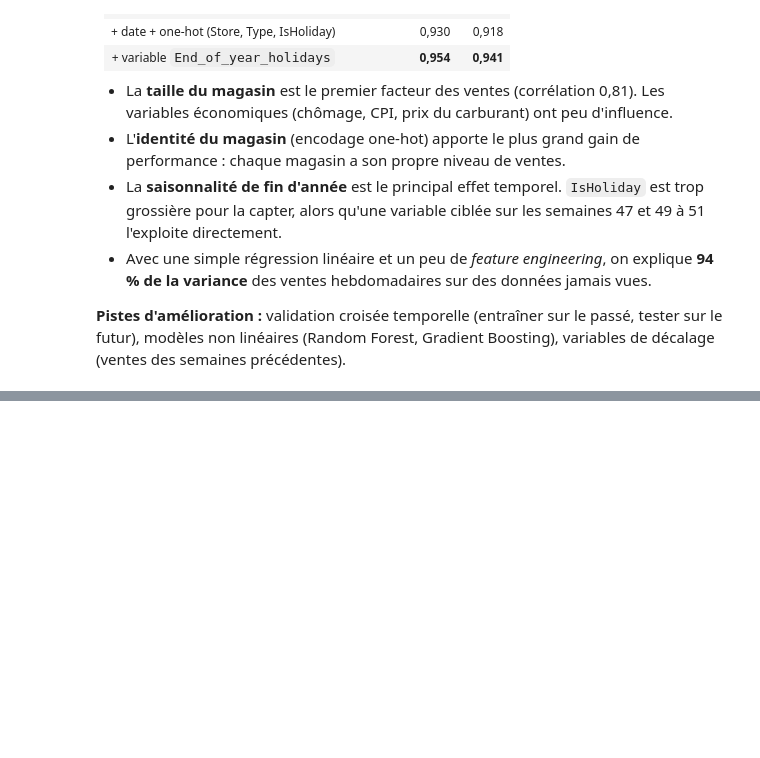
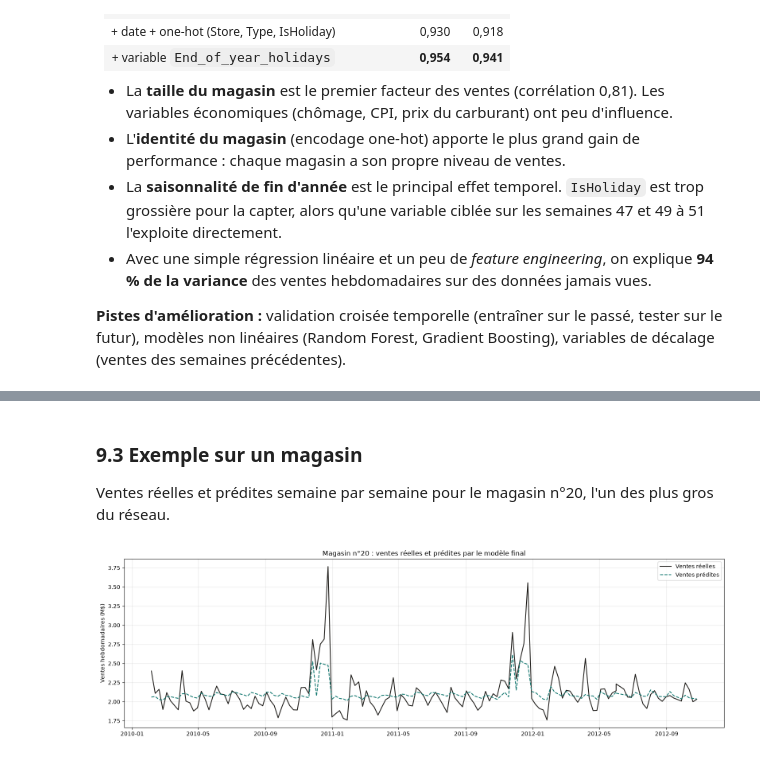
Before and after one commit to AbibatouWANDAOGO/walmart-sales-forecasting, a Jupyter notebook: walmart_sales_forecasting.ipynb, the cells around one changed output, grey strips where cells are left out. Saved outputs shown, nothing was run; the diff lists cells and outputs as text; code cells hidden in the pictures; blank space fills up the shorter version.

```diff
--- a/walmart_sales_forecasting.ipynb
+++ b/walmart_sales_forecasting.ipynb
@@ -664,0 +726,24 @@ Coefficient de End_of_year_holidays : 460787.0
+# %% [markdown]
+### 9.3 Exemple sur un magasin
+
+Ventes réelles et prédites semaine par semaine pour le magasin n°20, l'un des plus gros du réseau.
+# %%
+store = 20
+mask = data[f'Store_{store}'] == 1
+suivi = pd.DataFrame({
+    'Date': df2.loc[mask, 'Date'],
+    'Ventes réelles': data.loc[mask, 'Weekly_Sales'] / 1e6,
+    'Ventes prédites': final_model.predict(X[mask]) / 1e6,
+}).sort_values('Date')
+
+f, ax = plt.subplots(figsize=(16, 5))
+ax.plot(suivi['Date'], suivi['Ventes réelles'], color='#1d1b18', linewidth=1.5, label='Ventes réelles')
+ax.plot(suivi['Date'], suivi['Ventes prédites'], color='#0f766e', linewidth=1.5, linestyle='--', label='Ventes prédites')
+ax.set_ylabel('Ventes hebdomadaires (M$)')
+ax.set_title(f'Magasin n°{store} : ventes réelles et prédites par le modèle final')
+ax.legend()
+plt.grid(alpha=0.3)
+plt.tight_layout()
+plt.show()
+# %% [output]
+[figure, added]
```
Also changed, not shown: parts of 7 cells of this notebook, 10 other files.
